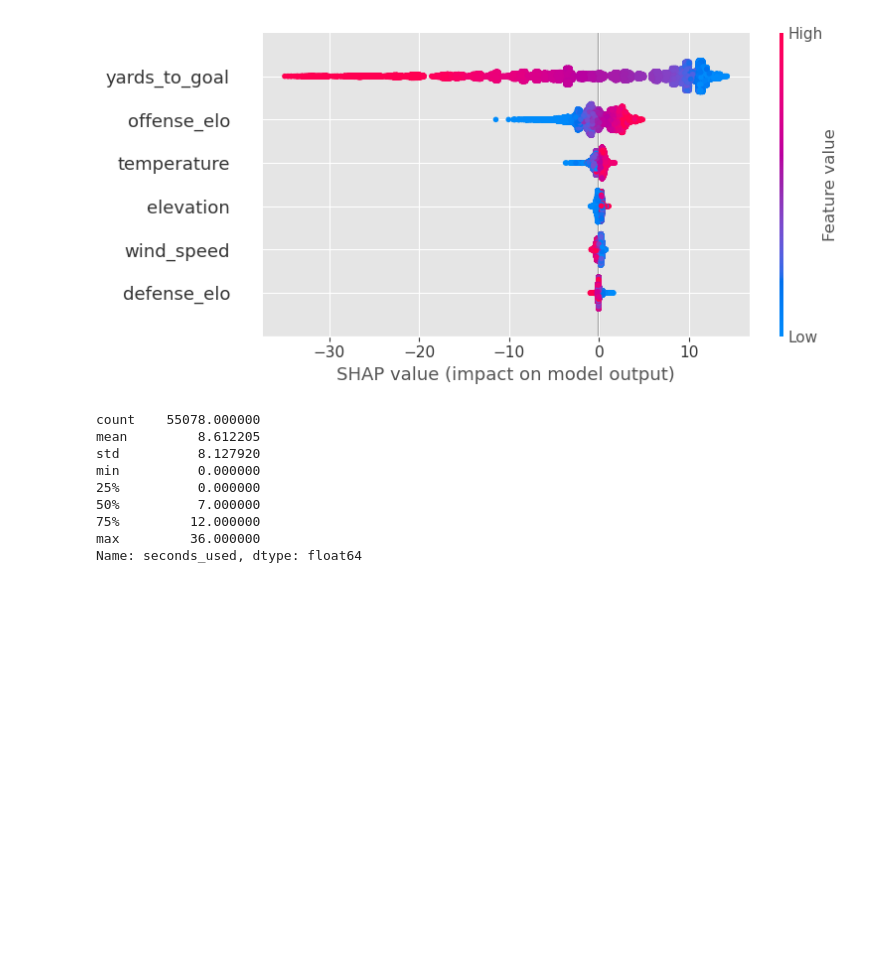
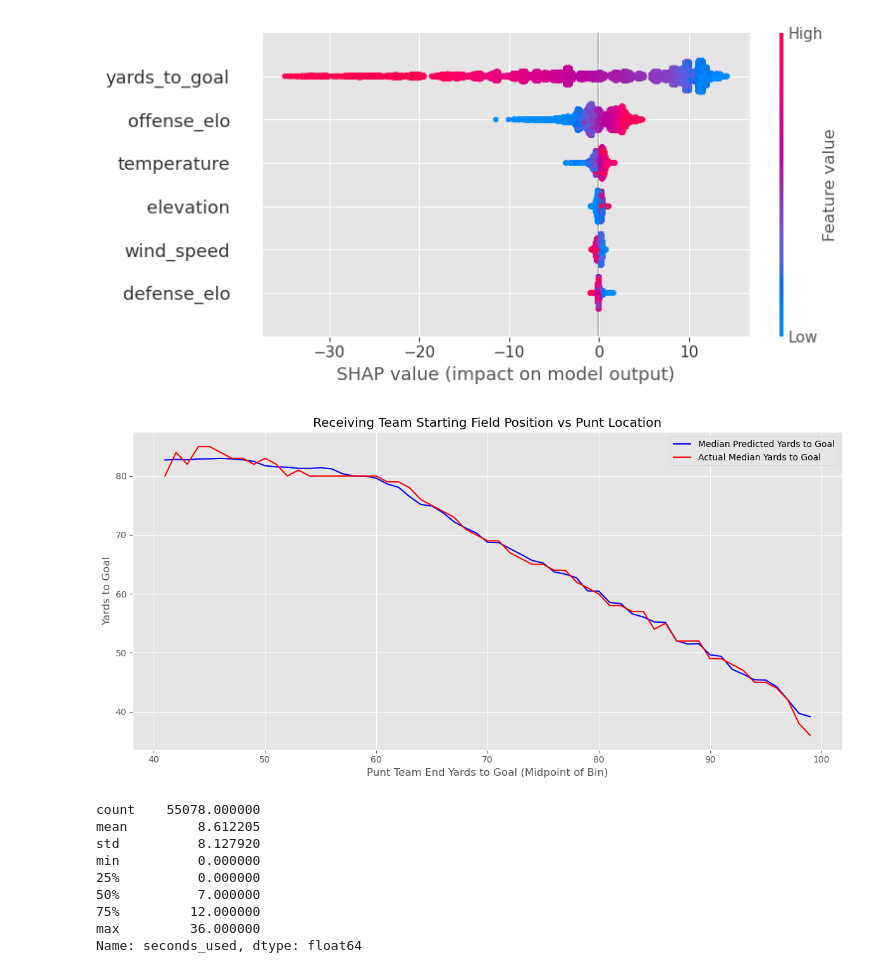
Before and after one commit to lneuendorf/cfb-win-probability, a Jupyter notebook: notebooks/punt.ipynb, the cells around one changed output. Cells and saved outputs as stored; diff of their text form; code cells hidden in the pictures; blank space fills up the shorter version.

```diff
--- a/notebooks/punt.ipynb
+++ b/notebooks/punt.ipynb
@@ -1407,6 +1407,56 @@ shap.summary_plot(shap_values,
                  show=True)
 # %% [output]
 [figure]
+# %%
+# Create the DataFrame with binned data
+df_punt_start_yards_to_goal = (
+    punt_return_results
+    .assign(
+        yards_bin=pd.cut(punt_return_results.yards_to_goal, np.linspace(40, 100, 60))
+    )
+    .groupby('yards_bin')
+    .agg(
+        pred_yards_to_goal_median=('predicted_yards_gained_50', 'median'),
+        receiving_team_start_yards_to_goal_median=('receiving_team_yards_to_goal', 'median'),
+        bin_midpoint=('yards_to_goal', lambda x: x.median())  # Calculate midpoint for plotting
+    )
+    .reset_index()
+)
+
+# Fill NA with previous value
+df_punt_start_yards_to_goal['pred_yards_to_goal_median'] = df_punt_start_yards_to_goal['pred_yards_to_goal_median'].fillna(method='ffill')
+df_punt_start_yards_to_goal['receiving_team_start_yards_to_goal_median'] = df_punt_start_yards_to_goal['receiving_team_start_yards_to_goal_median'].fillna(method='ffill')
+
+# Plot with uncertainty shading
+plt.figure(figsize=(12, 6))
+
+# Prediction line
+sns.lineplot(
+    x='bin_midpoint',  # Use numeric midpoint instead of interval
+    y='pred_yards_to_goal_median',
+    data=df_punt_start_yards_to_goal,
+    color='blue',
+    label='Median Predicted Yards to Goal'
+)
+
+# Actual median
+sns.lineplot(
+    x='bin_midpoint',  # Use numeric midpoint instead of interval
+    y='receiving_team_start_yards_to_goal_median',
+    data=df_punt_start_yards_to_goal,
+    color='red',
+    label='Actual Median Yards to Goal'
+)
+
+plt.title("Receiving Team Starting Field Position vs Punt Location")
+plt.xlabel("Punt Team End Yards to Goal (Midpoint of Bin)")
+plt.ylabel("Yards to Goal")
+plt.grid(True)
+plt.legend()
+plt.tight_layout()
+plt.show()
+# %% [output]
+[figure, added]
 # %%
 punt_return_results.query('endzone_punt==0').seconds_used.describe()
 # %% [output]
```
Also changed, not shown: parts of 2 cells of this notebook, 4 other files.
